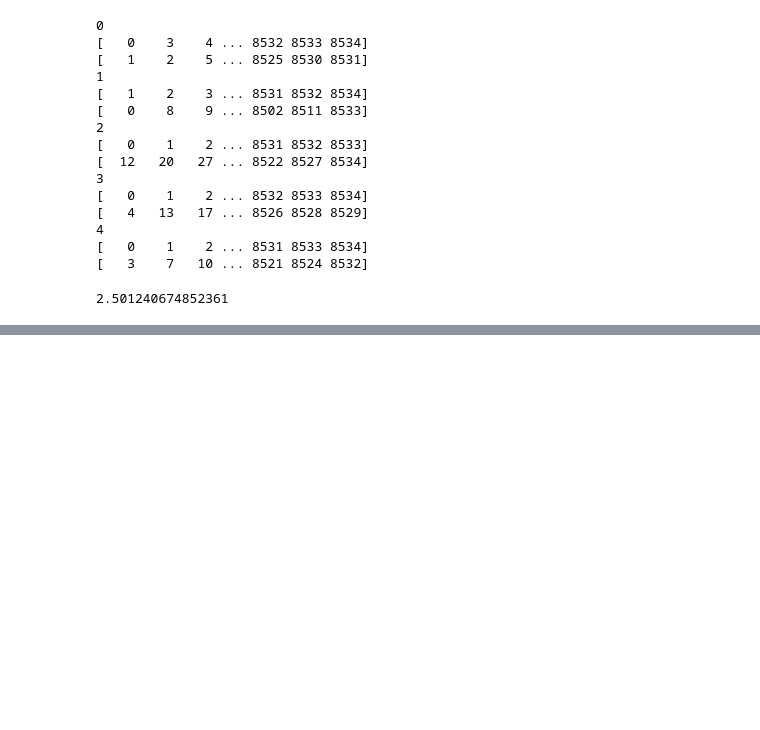
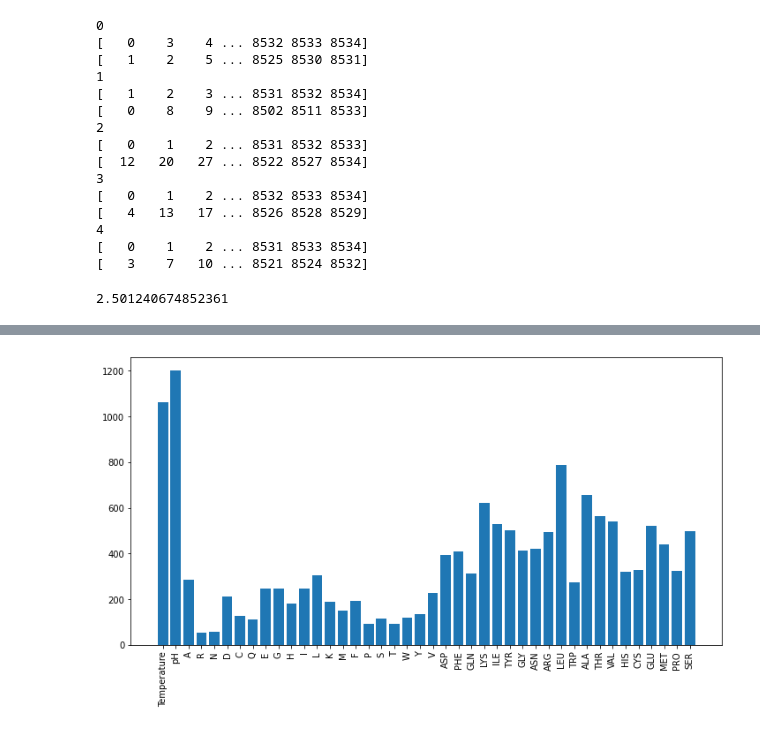
Before and after one commit to MimoriSeica/vhh_ddg_gp, a Jupyter notebook: lightGBM_sample1.ipynb, the cells around one changed output, grey strips where cells are left out. Drawn from its saved outputs; the diff is of its cells as text; code cells hidden in the pictures; blank space fills up the shorter version.

```diff
--- a/lightGBM_sample1.ipynb
+++ b/lightGBM_sample1.ipynb
@@ -63,7 +44,8 @@ Index(['Rowid', 'ID', 'Protein Name', 'Mutation', 'Chain', 'PDB',
 # df['Temperature'] = df['Temperature'].astype('float64')
 df['Temperature'] = df['Temperature'].astype('float64')
 # print(df['Temperature'].unique())
-data_x = df.drop(columns=['Rowid', 'ID', 'Protein Name', 'Mutation', 'Chain', 'PDB', 'ΔΔG', 'Reference']).to_numpy()
+data_df = df.drop(columns=['Rowid', 'ID', 'Protein Name', 'Mutation', 'Chain', 'PDB', 'ΔΔG', 'Reference'])
+data_x = data_df.to_numpy()
 data_y = df['ΔΔG'].to_numpy()
 # %%
 kf = KFold(n_splits=5, shuffle=True, random_state=1234)
@@ -101,0 +91,7 @@ print(mean_squared_error(df['ΔΔG'], df['pred_ΔΔG']))
+# %%
+plt.figure(figsize=(12.0, 6.0))
+plt.bar(data_df.columns, feature_importance)
+plt.xticks(rotation=90)
+plt.show()
+# %% [output]
+[figure, added]
```
Also changed, not shown: parts of 4 cells of this notebook, 4 other files.
